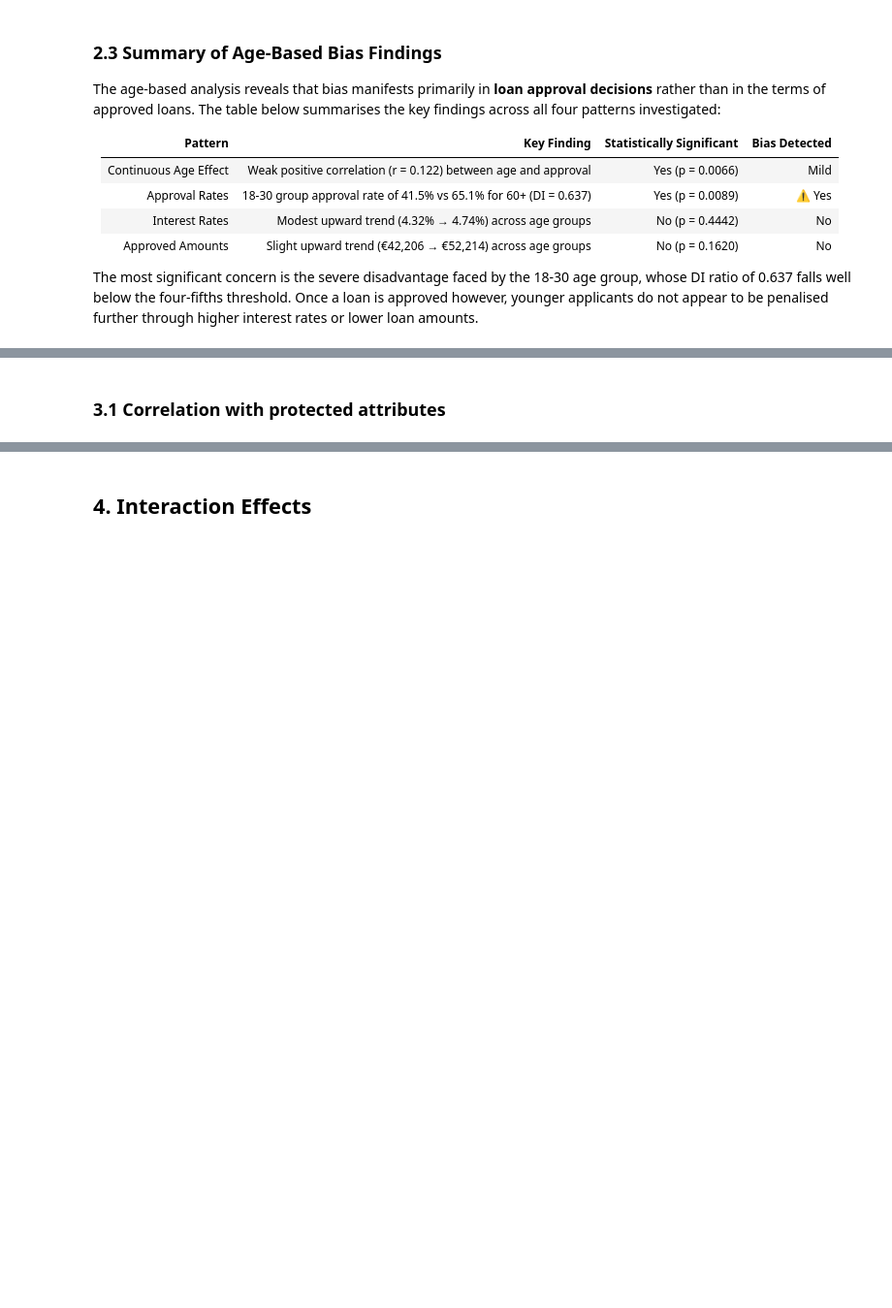
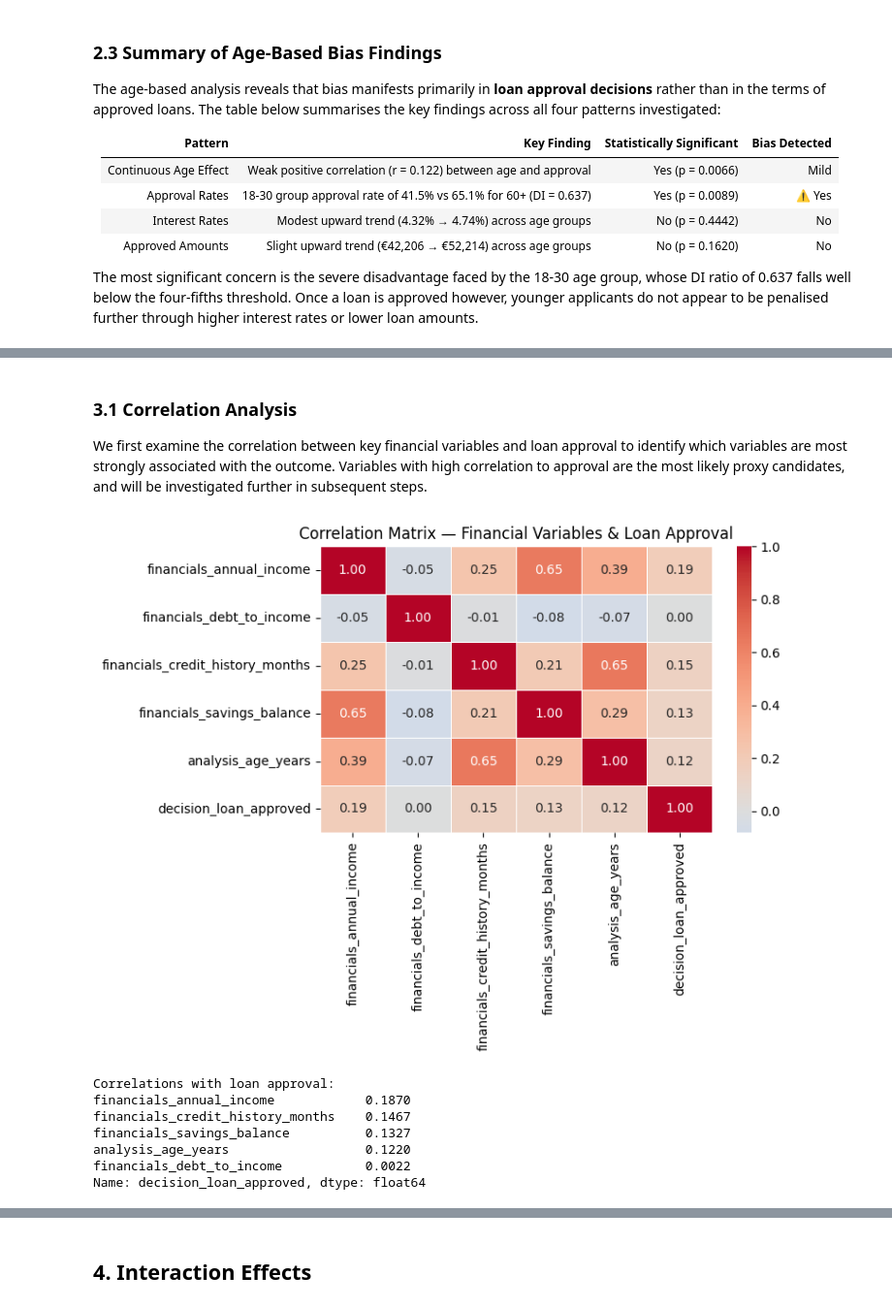
Before and after one commit to afonsojoao2001/dego-project-team12, a Jupyter notebook: notebooks/02-bias-analysis.ipynb, the cells around one changed output, grey strips where cells are left out. Shown at 97% size. Cells and saved outputs as stored; diff of their text form; code cells hidden in the pictures; blank space fills up the shorter version.

Commit message:
Bias Analysis - Proxy Discrimination: Correlation analysis, Financial comparision (Gender & Age), starting with Zip Analysis

```diff
--- a/notebooks/02-bias-analysis.ipynb
+++ b/notebooks/02-bias-analysis.ipynb
@@ -554,2 +562,46 @@ higher interest rates or lower loan amounts.
 # %% [markdown]
-### 3.1 Correlation with protected attributes
+### 3.1 Correlation Analysis
+We first examine the correlation between key financial variables and loan approval to identify which variables are most strongly associated with the outcome. Variables
+with high correlation to approval are the most likely proxy candidates, and will be investigated further in subsequent steps.
+# %%
+# Select relevant financial variables: these are standard inputs to creditworthiness assessments
+corr_vars = [
+    "financials_annual_income",
+    "financials_debt_to_income",
+    "financials_credit_history_months",
+    "financials_savings_balance",
+    "analysis_age_years",
+    "decision_loan_approved"
+]
+# %%
+# Correlation matrix
+corr_matrix = df_bias[corr_vars].corr().round(4)
+
+# Visualization: Heatmap
+plt.figure(figsize=(8, 6))
+sns.heatmap(
+    corr_matrix,
+    annot=True,
+    cmap="coolwarm",
+    center=0,
+    fmt=".2f",
+    linewidths=0.5
+)
+plt.title("Correlation Matrix — Financial Variables & Loan Approval")
+plt.tight_layout()
+plt.show()
+
+# Print correlations with loan approval specifically
+print("Correlations with loan approval:")
+print(corr_matrix["decision_loan_approved"]
+      .drop("decision_loan_approved")
+      .sort_values(ascending=False))
+# %% [output]
+[figure, added]
+Correlations with loan approval:
+financials_annual_income            0.1870
+financials_credit_history_months    0.1467
+financials_savings_balance          0.1327
+analysis_age_years                  0.1220
+financials_debt_to_income           0.0022
+Name: decision_loan_approved, dtype: float64
```
Also changed, not shown: parts of 15 cells of this notebook.
